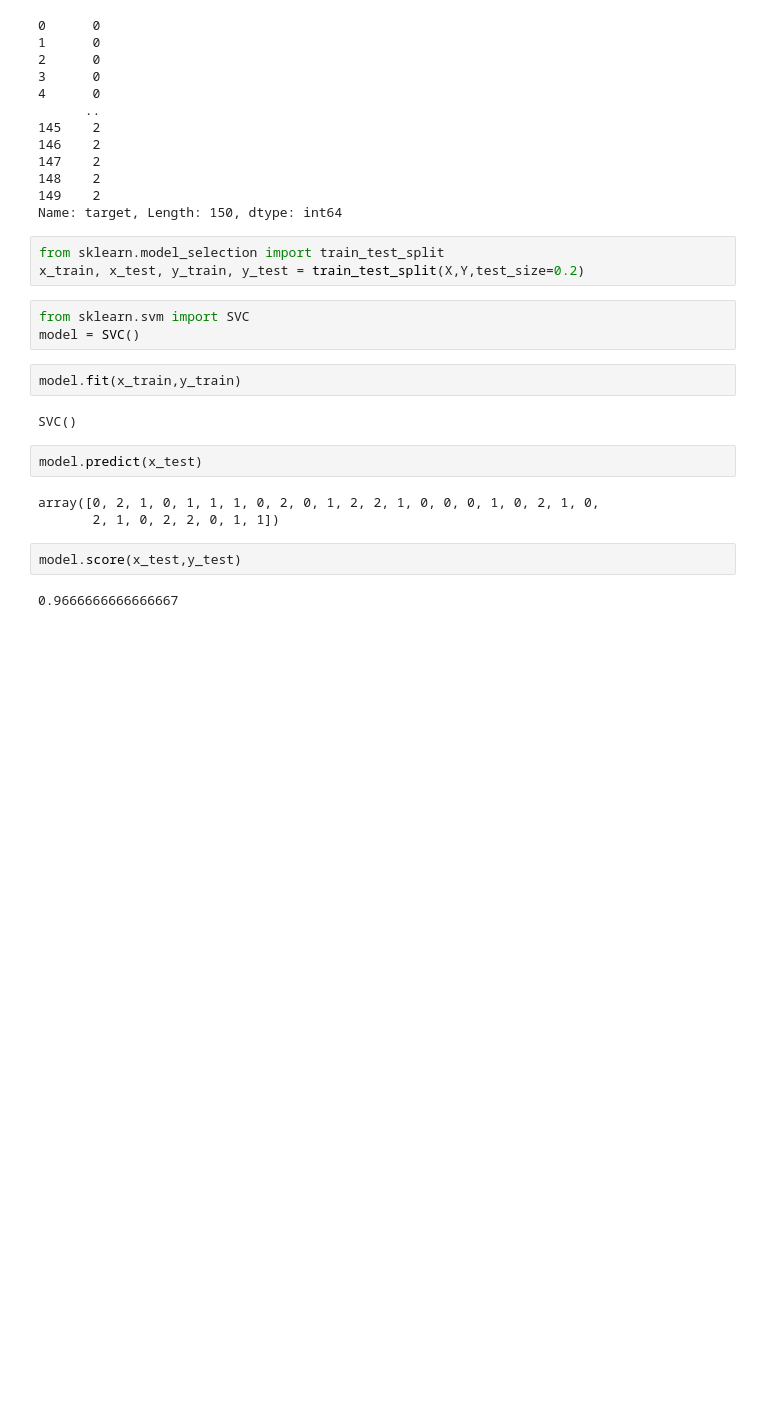
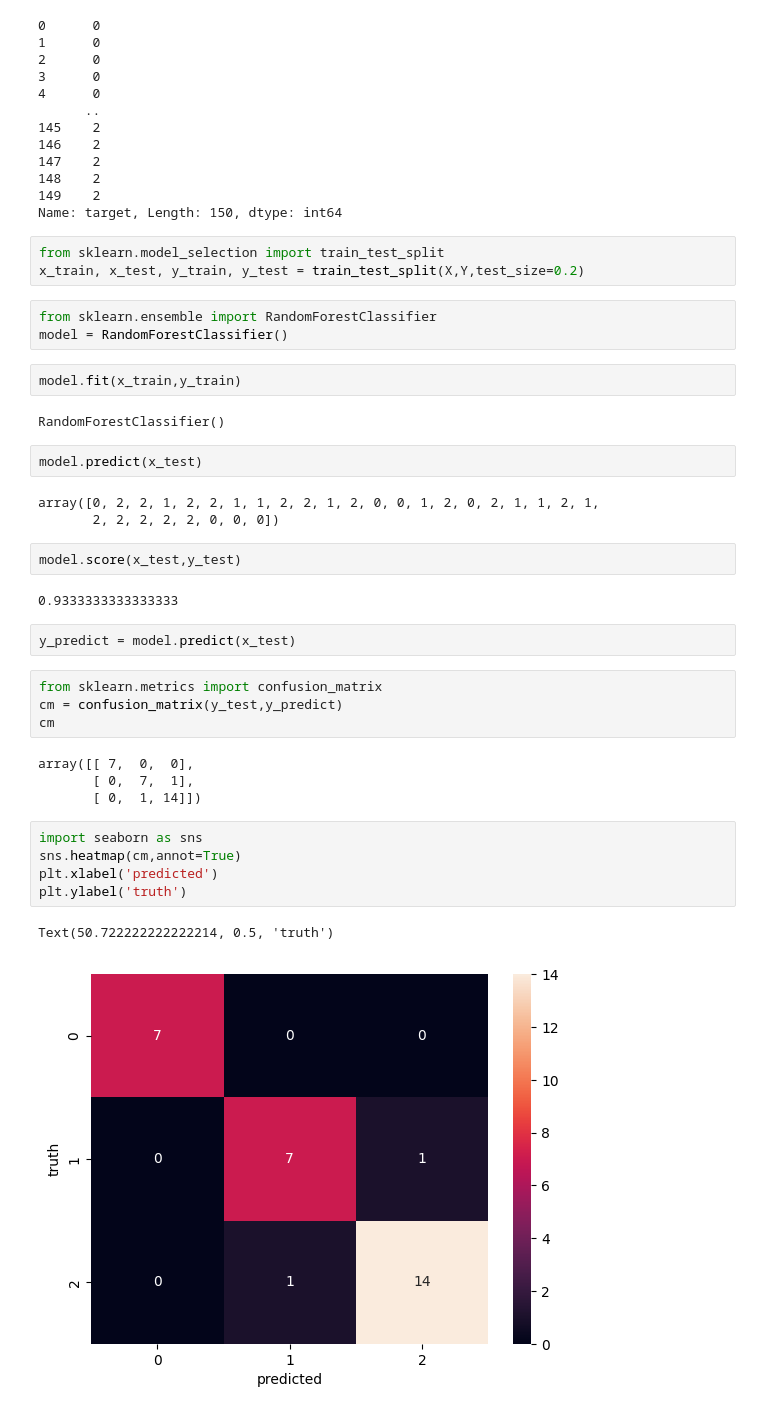
Before and after one commit to chakshugupta774/ML-Algorithm-Playground, a Jupyter notebook: Random_Forest/iris.ipynb, the cells around one changed output. Saved outputs shown, nothing was run; the diff lists cells and outputs as text; blank space fills up the shorter version.

Commit message:
implementing Random Forest

```diff
--- a/Random_Forest/iris.ipynb
+++ b/Random_Forest/iris.ipynb
@@ -83,18 +83,36 @@ Name: target, Length: 150, dtype: int64
 from sklearn.model_selection import train_test_split
 x_train, x_test, y_train, y_test = train_test_split(X,Y,test_size=0.2)
 # %%
-from sklearn.svm import SVC
-model = SVC()
+from sklearn.ensemble import RandomForestClassifier
+model = RandomForestClassifier()
 # %%
 model.fit(x_train,y_train)
 # %% [output]
-SVC()
+RandomForestClassifier()
 # %%
 model.predict(x_test)
 # %% [output]
-array([0, 2, 1, 0, 1, 1, 1, 0, 2, 0, 1, 2, 2, 1, 0, 0, 0, 1, 0, 2, 1, 0,
-       2, 1, 0, 2, 2, 0, 1, 1])
+array([0, 2, 2, 1, 2, 2, 1, 1, 2, 2, 1, 2, 0, 0, 1, 2, 0, 2, 1, 1, 2, 1,
+       2, 2, 2, 2, 2, 0, 0, 0])
 # %%
 model.score(x_test,y_test)
 # %% [output]
-0.9666666666666667
+0.9333333333333333
+# %%
+y_predict = model.predict(x_test)
+# %%
+from sklearn.metrics import confusion_matrix
+cm = confusion_matrix(y_test,y_predict)
+cm
+# %% [output]
+array([[ 7,  0,  0],
+       [ 0,  7,  1],
+       [ 0,  1, 14]])
+# %%
+import seaborn as sns
+sns.heatmap(cm,annot=True)
+plt.xlabel('predicted')
+plt.ylabel('truth')
+# %% [output]
+Text(50.722222222222214, 0.5, 'truth')
+[figure, added]
```
